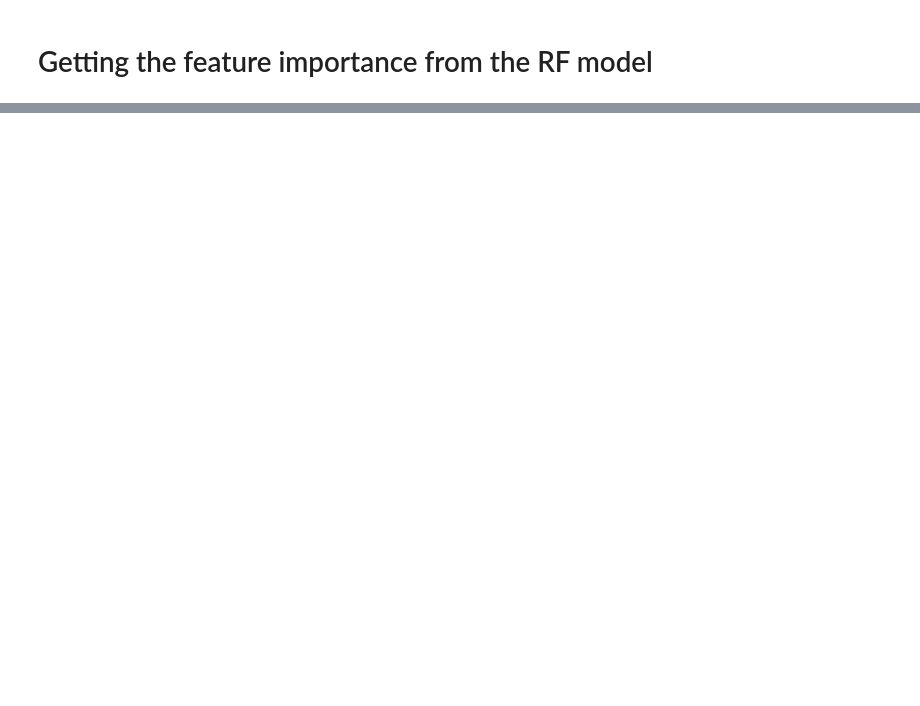
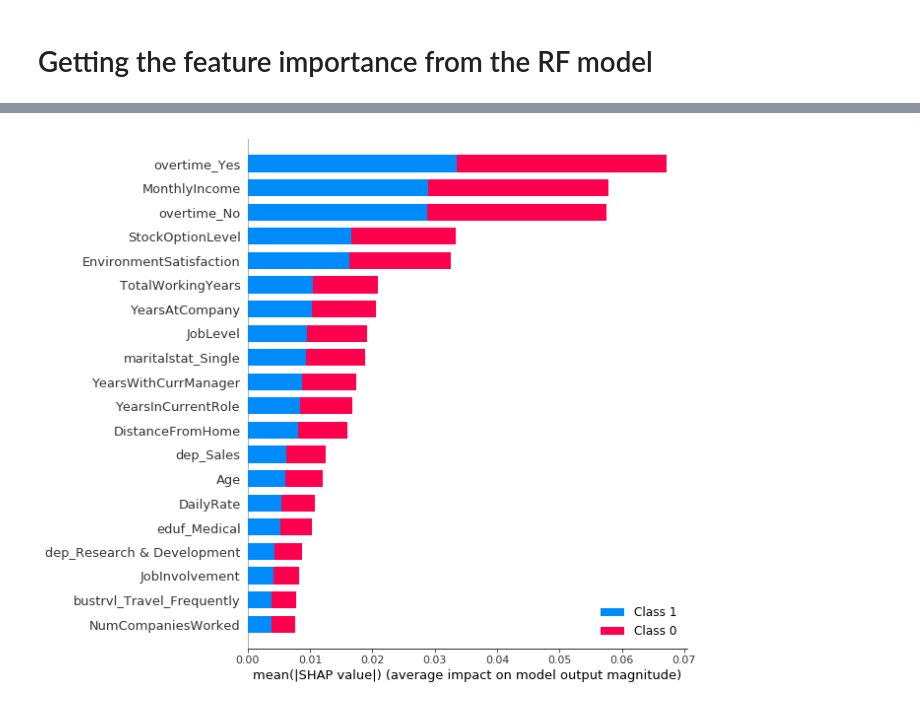
Before and after one commit to PacktPublishing/Machine-Learning-Algorithms-in-7-Days, a Jupyter notebook: Section 3/Code/MLA_7D_Random_Forest.ipynb, the cells around one changed output, grey strips where cells are left out. Cells and saved outputs as stored; diff of their text form; code cells hidden in the pictures; blank space fills up the shorter version.

```diff
--- a/Section 3/Code/MLA_7D_Random_Forest.ipynb
+++ b/Section 3/Code/MLA_7D_Random_Forest.ipynb
@@ -612,0 +622,9 @@ print(dict(zip(df_hr_new.columns, clf_dt_best.feature_importances_)))
+# %%
+explainer = shap.TreeExplainer(clf_rf_best, x_train, feature_dependence="independent")
+shap_values = explainer.shap_values(x_test)
+x_test_array = np.array(x_test)
+# we need to pass a dense version for the plotting functions
+# %%
+shap.summary_plot(shap_values, x_test_array, feature_names=x_test.columns)
+# %% [output]
+[figure, added]
```
Also changed, not shown: parts of 18 cells of this notebook, 8 other files.
